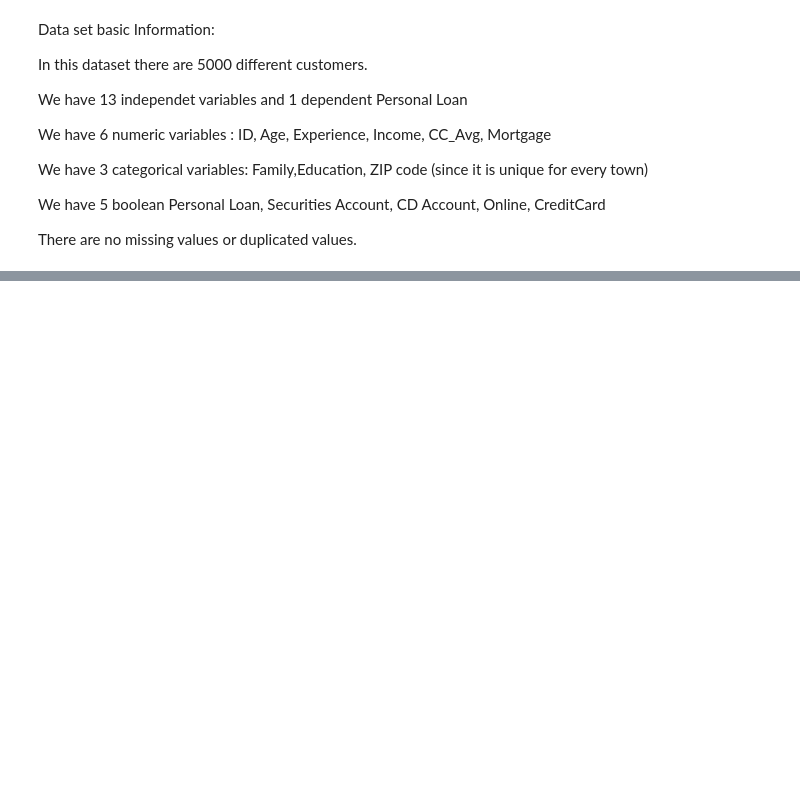
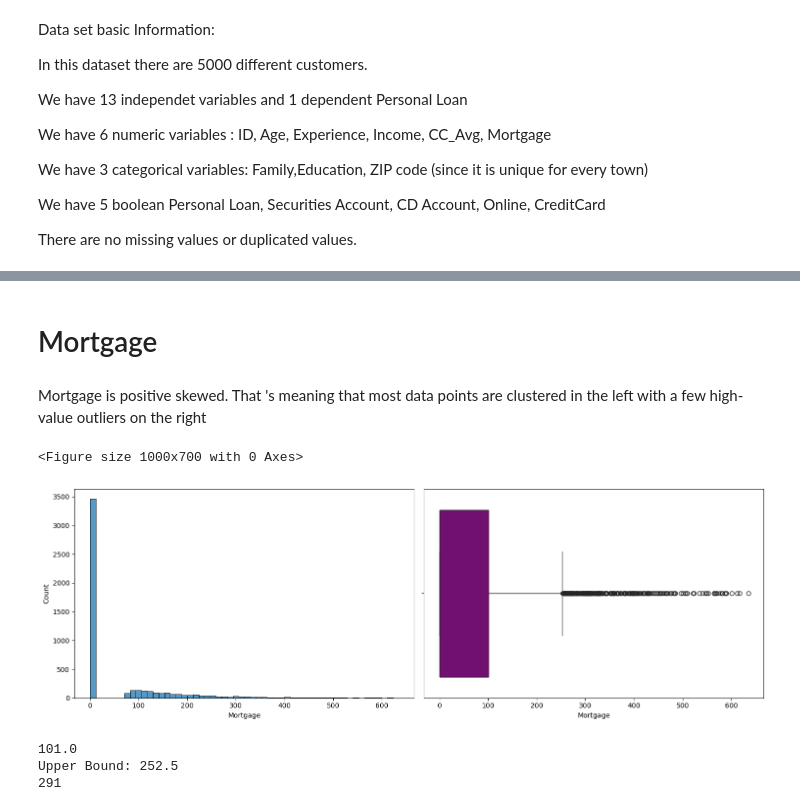
Before and after one commit to CharalamposZisis/Bank-Loan-Classification, a Jupyter notebook: main.ipynb, the cells around one changed output, grey strips where cells are left out. Cells and saved outputs as stored; diff of their text form; code cells hidden in the pictures; blank space fills up the shorter version.

```diff
--- a/main.ipynb
+++ b/main.ipynb
@@ -143,0 +215,34 @@ There are no missing values or duplicated values.
+# %% [markdown]
+# Mortgage
+# %% [markdown]
+Mortgage is positive skewed. That 's meaning that most data points are clustered in the left with a few high- value outliers on the right
+# %%
+# Mortgage further analysis
+fig = plt.figure(figsize =(10, 7))
+fig, ax = plt.subplots(1,2, figsize = (15,5))
+sns.histplot(x= 'Mortgage', data = df, ax = ax[0])
+sns.boxplot(x='Mortgage', data = df,color='purple',ax = ax[1])
+plt.tight_layout()
+plt.show()
+# %% [output]
+<Figure size 1000x700 with 0 Axes>
+[figure, added]
+# %%
+# Identify mortgage outliers
+Q1 = np.percentile(df['Mortgage'], 25, method='midpoint')
+Q3 = np.percentile(df['Mortgage'], 75, method='midpoint')
+IQR = Q3 - Q1
+print(IQR)
+
+# we have only upper outliers so
+upper = Q3+1.5*IQR
+upper_array = df['Mortgage'] >= upper
+print("Upper Bound:", upper)
+print(upper_array.sum())
+
+# there are only 291 outliers. So we will drop there records
+df = df.drop(df[upper_array].index)
+# %% [output]
+101.0
+Upper Bound: 252.5
+291
```
Also changed, not shown: parts of 12 cells of this notebook, 1 other file.
